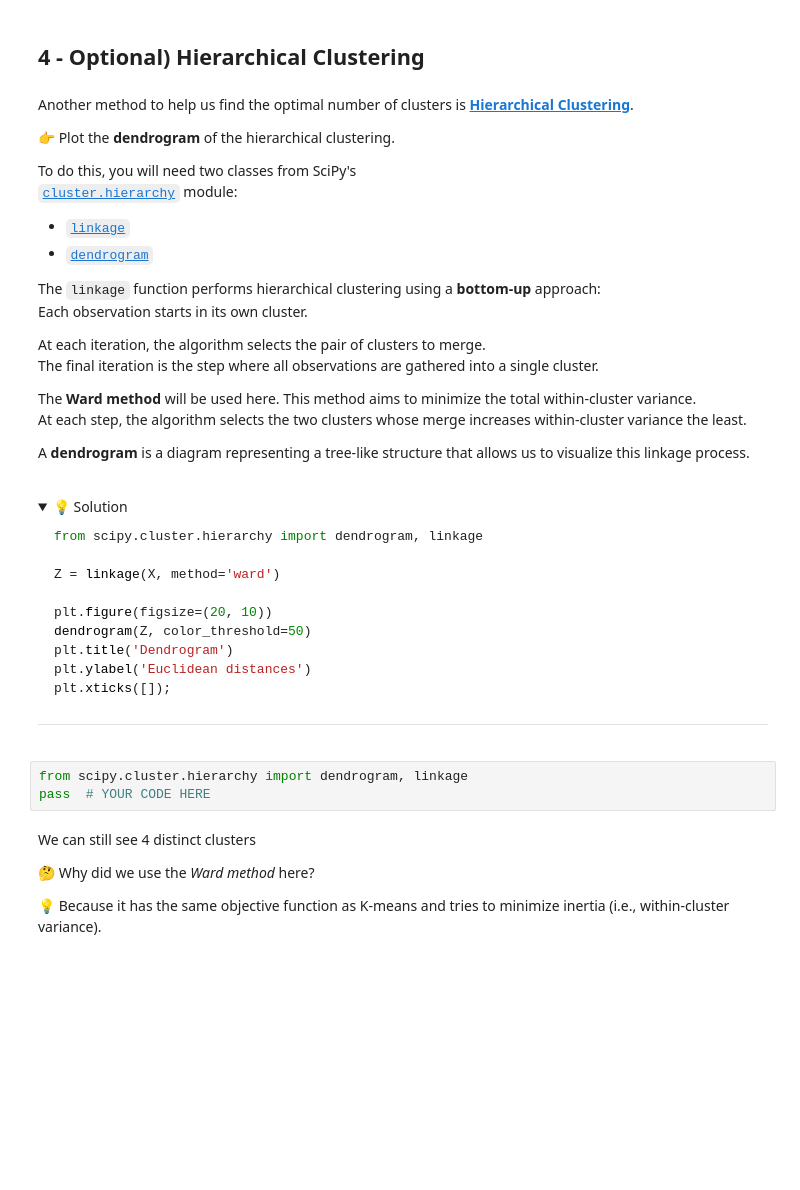
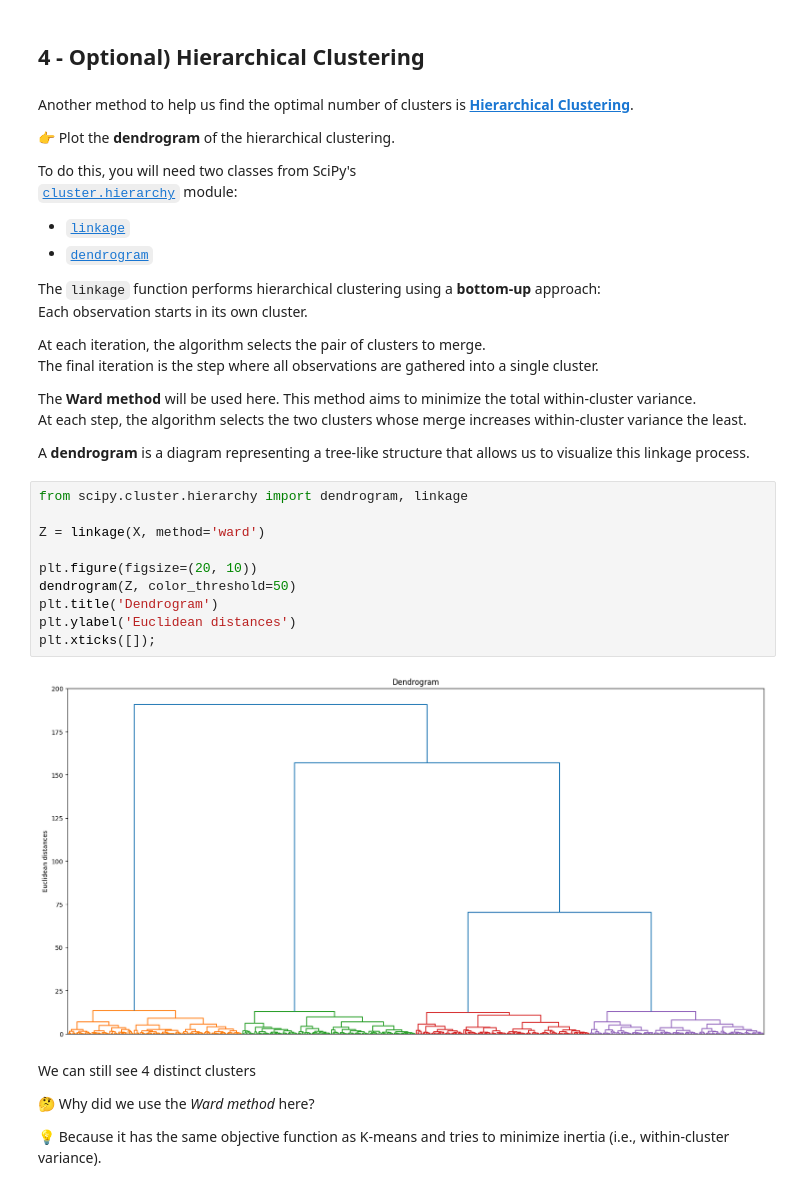
Before and after one commit to itsyeren/data-image-compressor, a Jupyter notebook: warmup_k_means.ipynb, the cells around one changed output. Saved outputs shown, nothing was run; the diff lists cells and outputs as text; folded sections open; blank space fills up the shorter version.

Commit message:
Completed Hierarchical Clustering

````diff
--- a/warmup_k_means.ipynb
+++ b/warmup_k_means.ipynb
@@ -225,27 +225,18 @@ The **Ward method** will be used here. This method aims to minimize the total wi
 At each step, the algorithm selects the two clusters whose merge increases within-cluster variance the least.
 
 A **dendrogram** is a diagram representing a tree-like structure that allows us to visualize this linkage process.
-
-<br>
-<details span="markdown">
-    <summary>💡 Solution </summary>
-
-```python
-from scipy.cluster.hierarchy import dendrogram, linkage
-
-Z = linkage(X, method='ward')
-
-plt.figure(figsize=(20, 10))
-dendrogram(Z, color_threshold=50)
-plt.title('Dendrogram')
-plt.ylabel('Euclidean distances')
-plt.xticks([]);
-```
----
-</details>
-# %%
-from scipy.cluster.hierarchy import dendrogram, linkage
-pass  # YOUR CODE HERE
+# %%
+from scipy.cluster.hierarchy import dendrogram, linkage
+
+Z = linkage(X, method='ward')
+
+plt.figure(figsize=(20, 10))
+dendrogram(Z, color_threshold=50)
+plt.title('Dendrogram')
+plt.ylabel('Euclidean distances')
+plt.xticks([]);
+# %% [output]
+[figure, added]
 # %% [markdown]
 We can still see 4 distinct clusters
 
````
